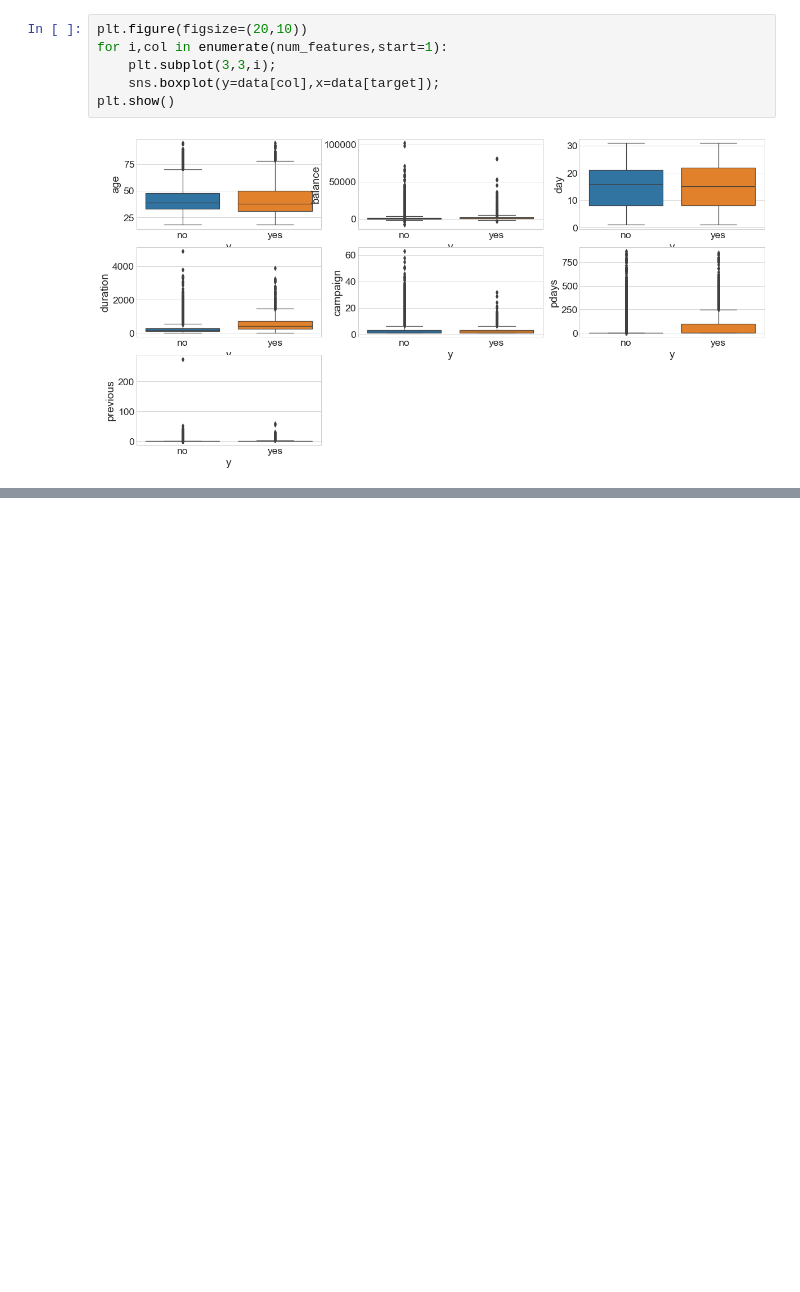
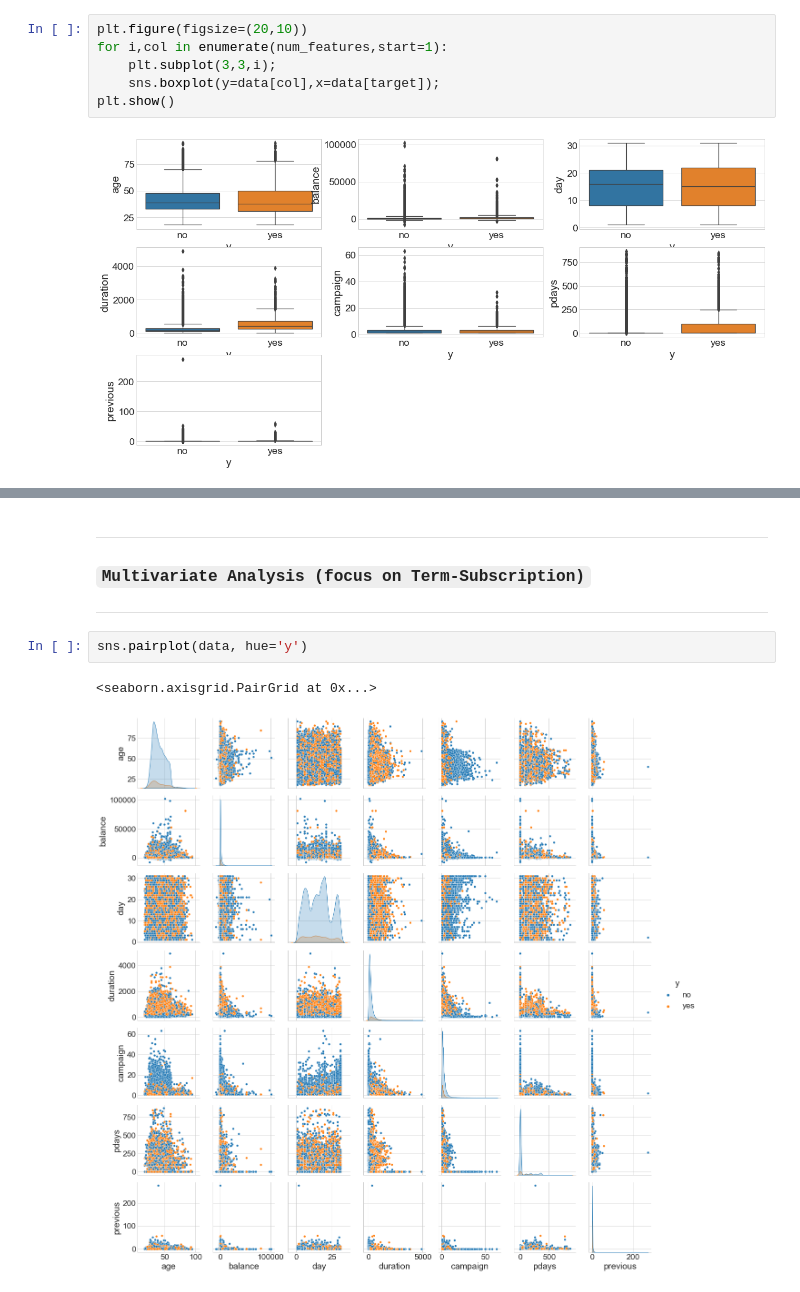
Before and after one commit to aditya230302/Bank-Full-EDA, a Jupyter notebook: bank123456789.ipynb, the cells around one changed output, grey strips where cells are left out. Cells and saved outputs as stored; diff of their text form; blank space fills up the shorter version.

Commit message:
updated multivariate analysis

```diff
--- a/bank123456789.ipynb
+++ b/bank123456789.ipynb
@@ -613,0 +617,9 @@ Bar-plot of Target(Term deposit) :
+# %% [markdown]
+***
+### **`Multivariate Analysis (focus on Term-Subscription)`**
+***
+# %%
+sns.pairplot(data, hue='y')
+# %% [output]
+<seaborn.axisgrid.PairGrid at 0x...>
+[figure, added]
```
Also changed, not shown: parts of 4 cells of this notebook.
